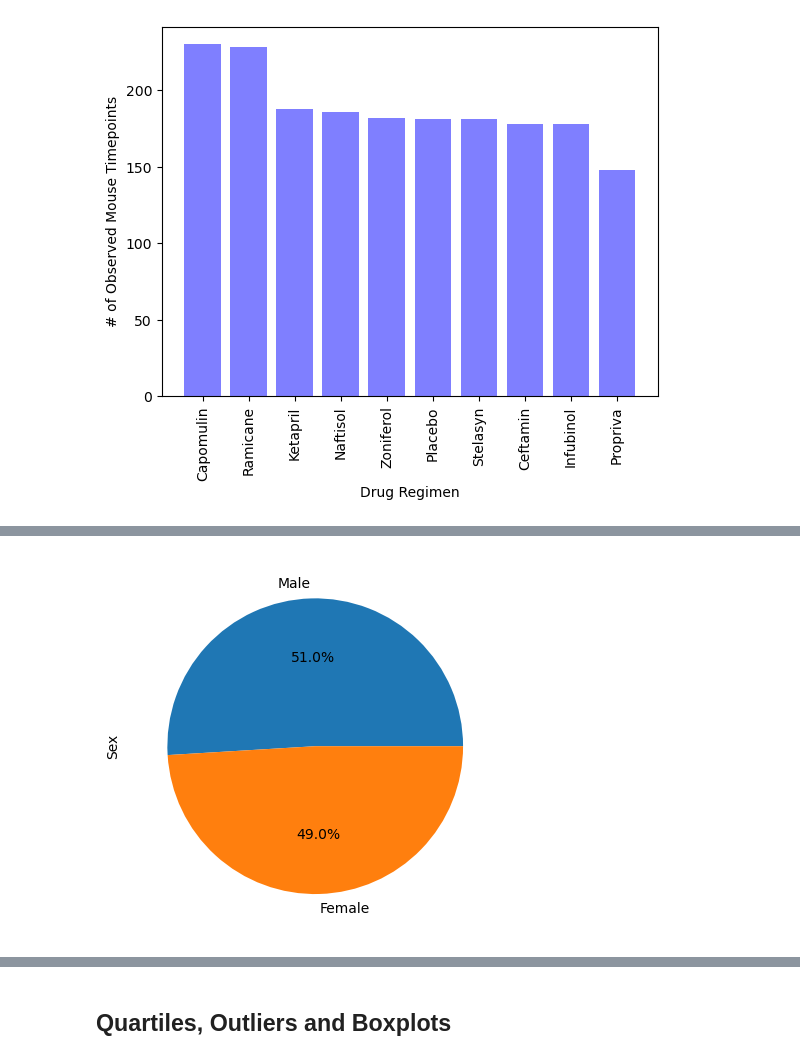
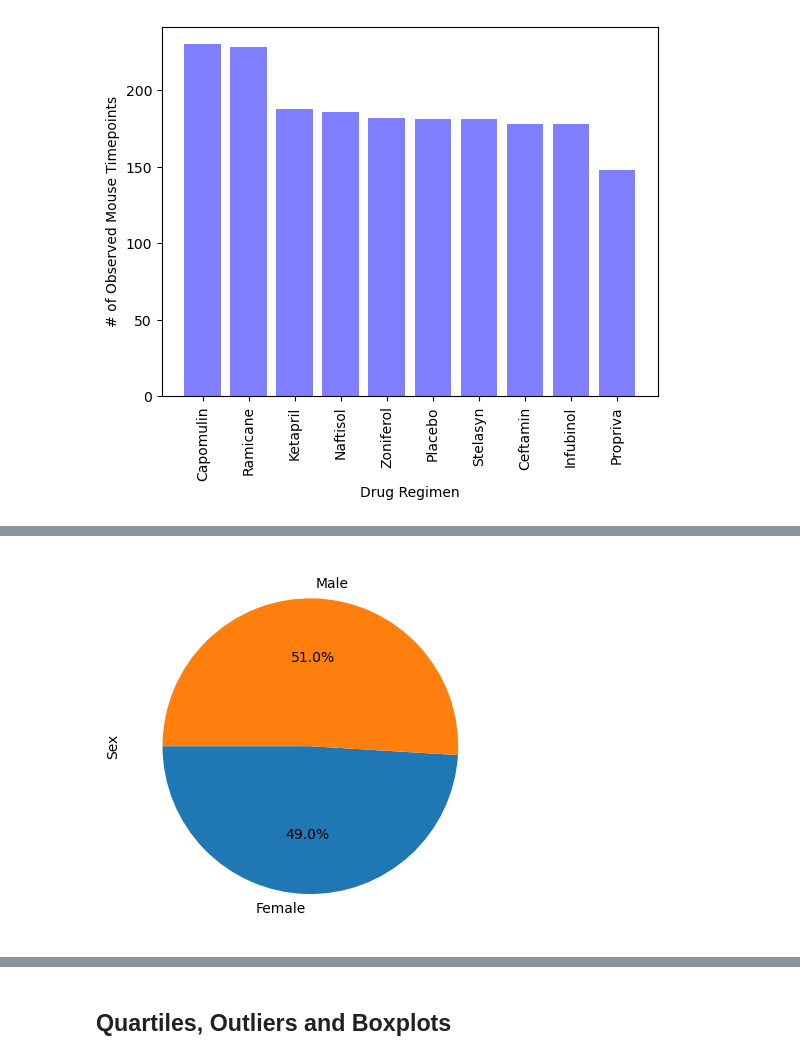
Before and after one commit to vasquezr8/matplotlib-challenge, a Jupyter notebook: Pymaceuticals/pymaceuticals_RV.ipynb, the cells around one changed output, grey strips where cells are left out. Drawn from its saved outputs; the diff is of its cells as text; code cells hidden in the pictures.

Commit message:
Bar and pie charts done

```diff
--- a/Pymaceuticals/pymaceuticals_RV.ipynb
+++ b/Pymaceuticals/pymaceuticals_RV.ipynb
@@ -197,3 +197,13 @@ plt.ylabel("# of Observed Mouse Timepoints")
 plt.show()
 # %% [output]
 [figure]
+# %%
+# Generate a pie plot showing the distribution of female versus male mice using Pandas
+sex_pie_chart = reduced_df.groupby("Sex").size()
+
+labels = sex_pie_chart.index
+
+figure2 = sex_pie_chart.plot(kind = "pie", figsize=(6,6),
+                                y =  sex_pie_chart.index,
+                                ylabel = "Sex",
+                                autopct="%1.1f%%")
@@ -200,4 +212,9 @@ plt.show()
 # %%
-# Generate a pie plot showing the distribution of female versus male mice using Pandas
+# Generate a pie plot showing the distribution of female versus male mice using pyplot
+plt.pie(sex_pie_chart, labels = labels, autopct="%1.1f%%", startangle = 180)
+
+plt.ylabel("Sex")
+
+plt.show()
 # %% [output]
-[figure, old version]
+[figure, new version]
```
Also changed, not shown: parts of 2 cells of this notebook.
